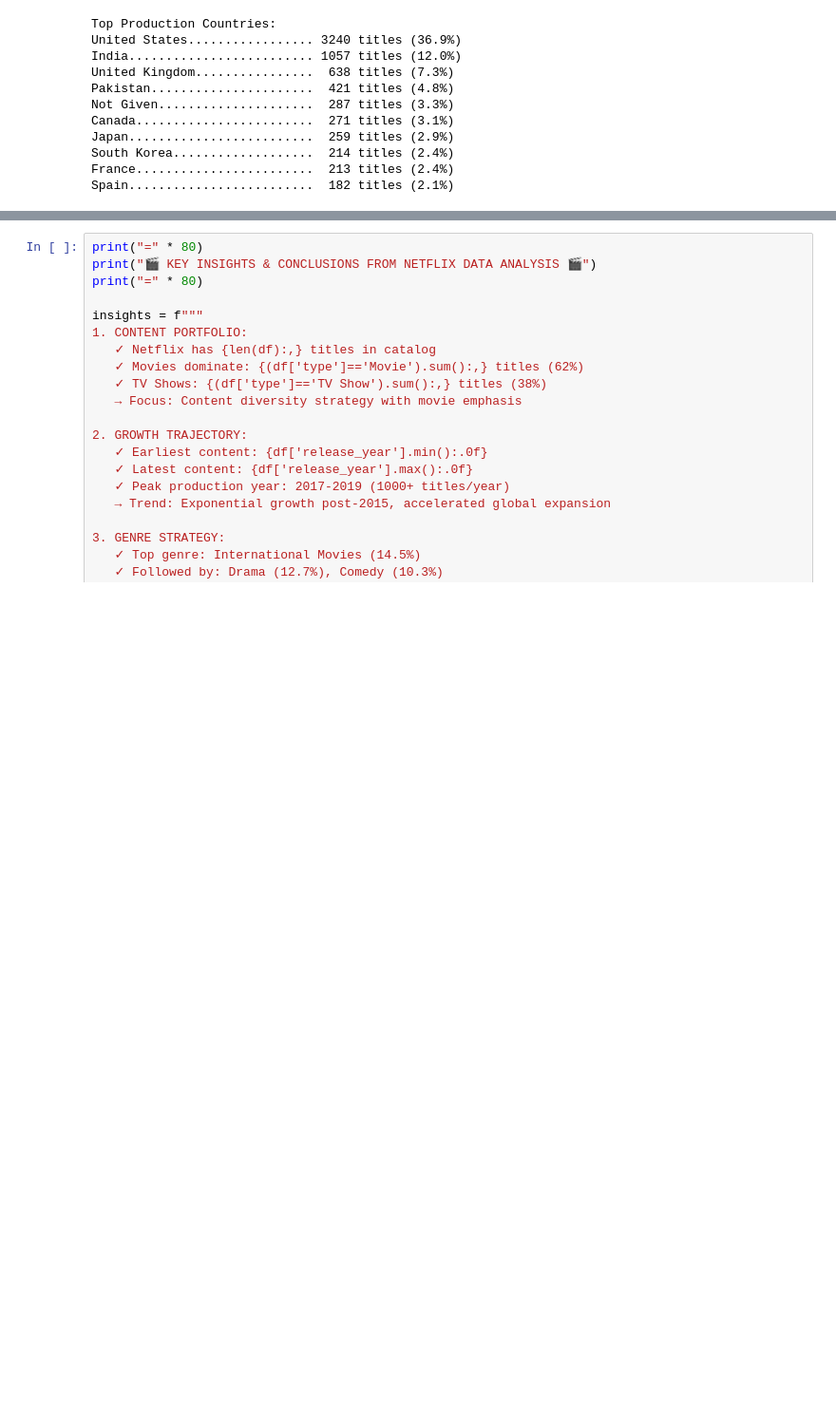
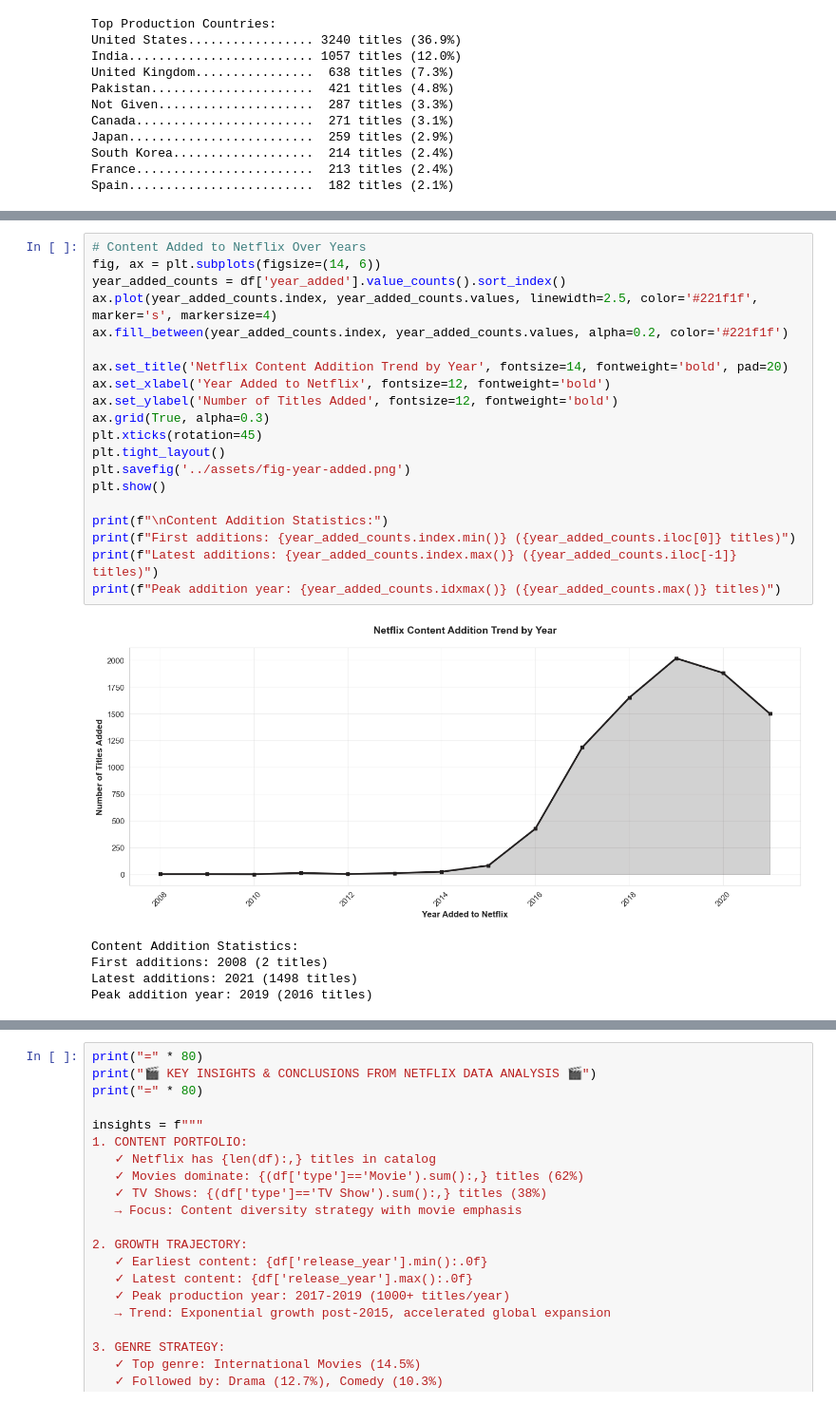
Before and after one commit to Abhinav-TheAnalyst/Netflix-Analysis, a Jupyter notebook: notebooks/EDA.ipynb, the cells around one changed output, grey strips where cells are left out. Shown: that part at 95% size. Drawn from its saved outputs; the diff is of its cells as text; blank space fills up the shorter version.

```diff
--- a/notebooks/EDA.ipynb
+++ b/notebooks/EDA.ipynb
@@ -343,0 +329,26 @@ TV Shows (Seasons):
+# %%
+# Content Added to Netflix Over Years
+fig, ax = plt.subplots(figsize=(14, 6))
+year_added_counts = df['year_added'].value_counts().sort_index()
+ax.plot(year_added_counts.index, year_added_counts.values, linewidth=2.5, color='#221f1f', marker='s', markersize=4)
+ax.fill_between(year_added_counts.index, year_added_counts.values, alpha=0.2, color='#221f1f')
+
+ax.set_title('Netflix Content Addition Trend by Year', fontsize=14, fontweight='bold', pad=20)
+ax.set_xlabel('Year Added to Netflix', fontsize=12, fontweight='bold')
+ax.set_ylabel('Number of Titles Added', fontsize=12, fontweight='bold')
+ax.grid(True, alpha=0.3)
+plt.xticks(rotation=45)
+plt.tight_layout()
+plt.savefig('../assets/fig-year-added.png')
+plt.show()
+
+print(f"\nContent Addition Statistics:")
+print(f"First additions: {year_added_counts.index.min()} ({year_added_counts.iloc[0]} titles)")
+print(f"Latest additions: {year_added_counts.index.max()} ({year_added_counts.iloc[-1]} titles)")
+print(f"Peak addition year: {year_added_counts.idxmax()} ({year_added_counts.max()} titles)")
+# %% [output]
+[figure, added]
+Content Addition Statistics:
+First additions: 2008 (2 titles)
+Latest additions: 2021 (1498 titles)
+Peak addition year: 2019 (2016 titles)
```
Also changed, not shown: parts of 6 cells of this notebook, 11 other files.
